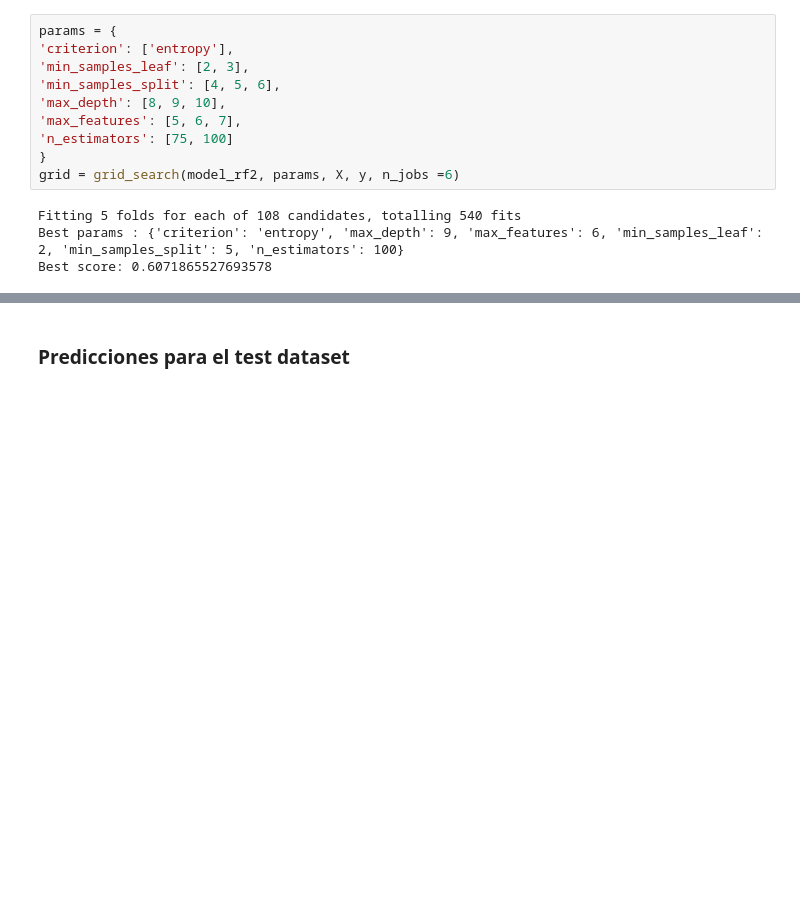
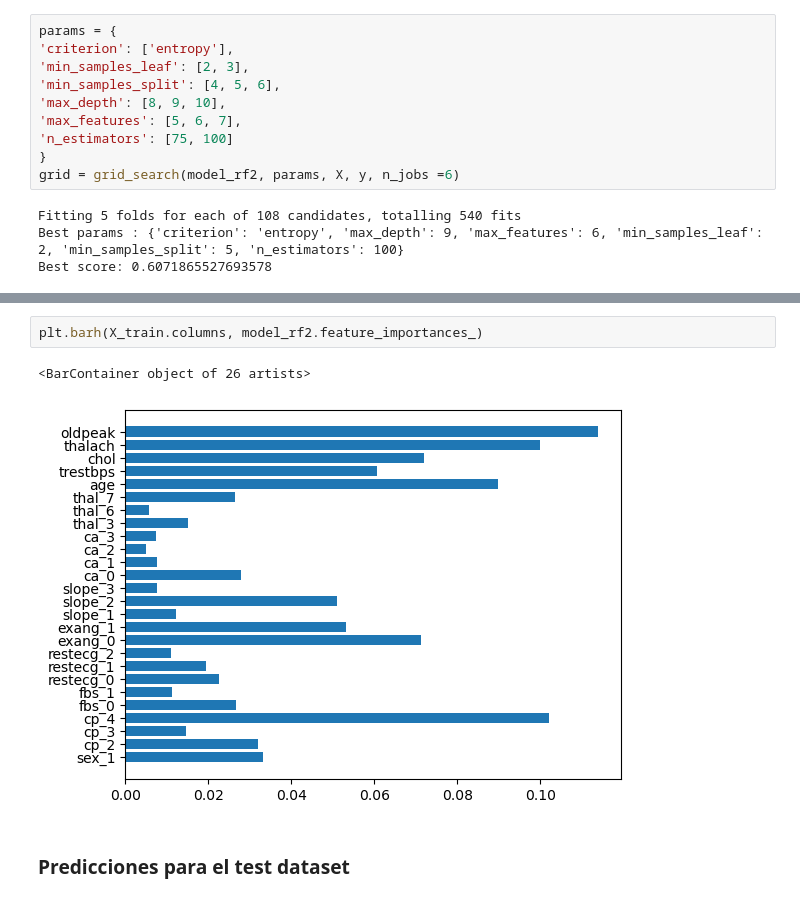
Before and after one commit to vruizext/mda-data-project-3, a Jupyter notebook: random_forest2.ipynb, the cells around one changed output, grey strips where cells are left out. Cells and saved outputs as stored; diff of their text form; blank space fills up the shorter version.

```diff
--- a/random_forest2.ipynb
+++ b/random_forest2.ipynb
@@ -429,3 +462,8 @@ F1 score 10-fold: 0.5944407894736842
+# %%
+plt.barh(X_train.columns, model_rf2.feature_importances_)
+# %% [output]
+<BarContainer object of 26 artists>
+[figure, added]
 # %% [markdown]
 ### Predicciones para el test dataset
 # %%
```
Also changed, not shown: parts of 20 cells of this notebook, 2 other files.
